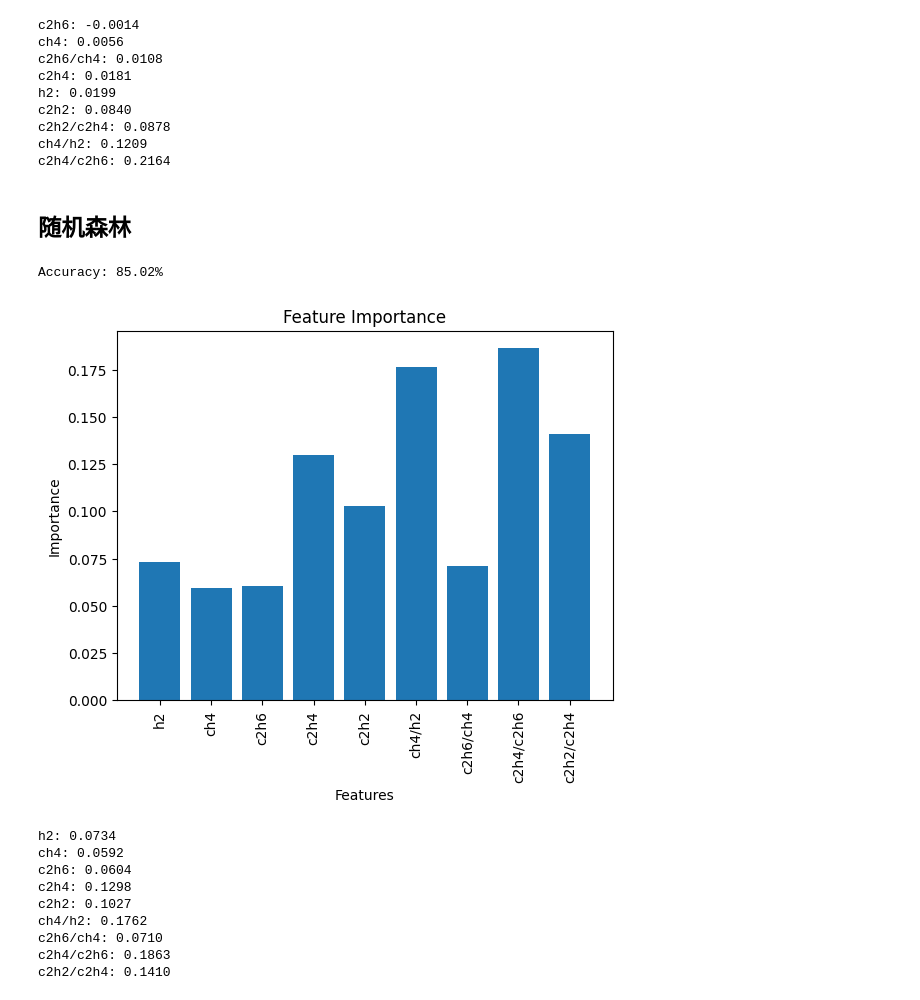
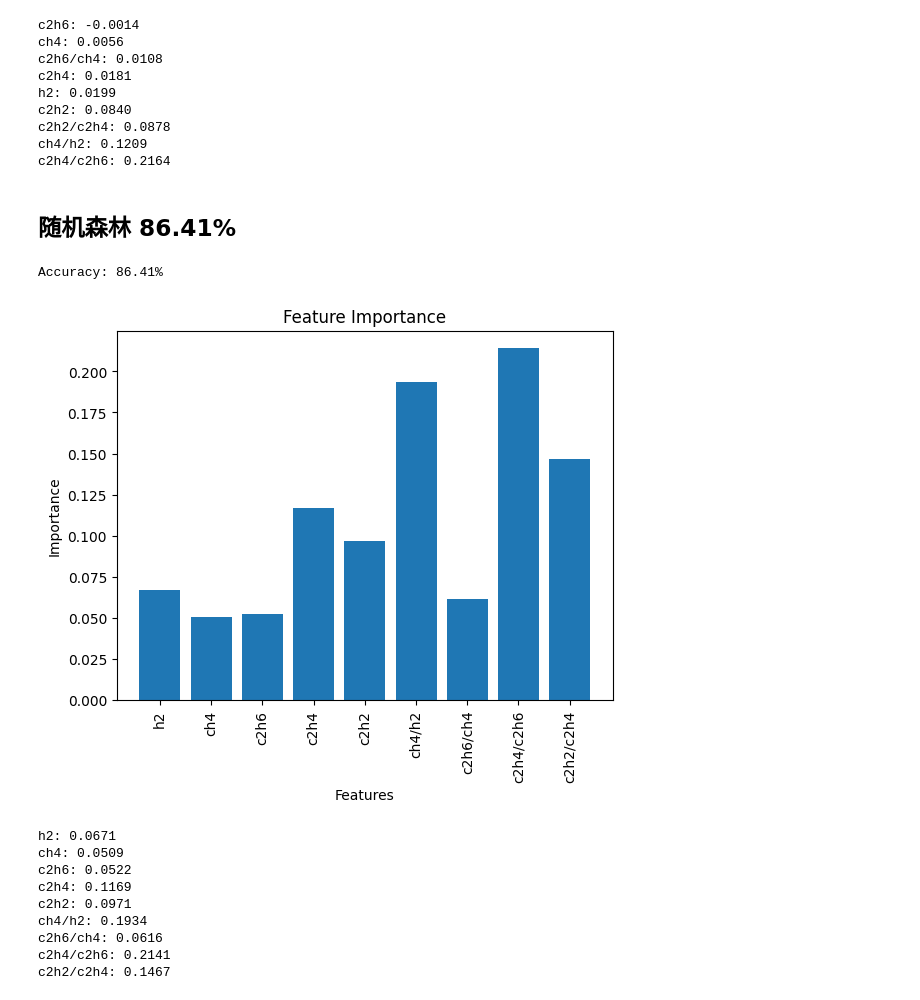
Before and after one commit to Sihan0229/DGA, a Jupyter notebook: Dissolved-Gas-Analysis/dga_mydata.ipynb, the cells around one changed output. Saved outputs shown, nothing was run; the diff lists cells and outputs as text; code cells hidden in the pictures.

```diff
--- a/Dissolved-Gas-Analysis/dga_mydata.ipynb
+++ b/Dissolved-Gas-Analysis/dga_mydata.ipynb
@@ -1138,48 +1138,48 @@ c2h2/c2h4: 0.0878
 ch4/h2: 0.1209
 c2h4/c2h6: 0.2164
 # %% [markdown]
-## 随机森林
+## 随机森林 86.41%
 # %%
 from sklearn.ensemble import RandomForestClassifier
 from sklearn.metrics import accuracy_score
 import matplotlib.pyplot as plt
 
 # 假设 X_train, y_train, X_test, y_test 已经定义
 
-clf = RandomForestClassifier(max_depth=14, random_state=42)
+clf = RandomForestClassifier(max_depth=8, random_state=42)
 
 clf.fit(X_trinomial_train, y_trinomial_train)
 
 y_trinomial_t = clf.predict(X_trinomial_test)
 accuracy = accuracy_score(y_trinomial_t, y_trinomial_test)
 print("Accuracy: %.2f%%" % (accuracy * 100.0))
 
 # 获取特征重要性
 importance = clf.feature_importances_
 
 # 可视化特征重要性
 plt.bar(range(len(importance)), importance)
 plt.xticks(range(len(importance)), X_trinomial_train.columns, rotation='vertical')  # X_train.columns 是特征名称
 plt.xlabel("Features")
 plt.ylabel("Importance")
 plt.title("Feature Importance")
 plt.show()
 
 # 打印特征重要性
 for i, feature in enumerate(X_trinomial_train.columns):
     print(f"{feature}: {importance[i]:.4f}")
 # %% [output]
-Accuracy: 85.02%
+Accuracy: 86.41%
-[figure, old version]
+[figure, new version]
-h2: 0.0734
-ch4: 0.0592
-c2h6: 0.0604
-c2h4: 0.1298
-c2h2: 0.1027
-ch4/h2: 0.1762
-c2h6/ch4: 0.0710
-c2h4/c2h6: 0.1863
-c2h2/c2h4: 0.1410
+h2: 0.0671
+ch4: 0.0509
+c2h6: 0.0522
+c2h4: 0.1169
+c2h2: 0.0971
+ch4/h2: 0.1934
+c2h6/ch4: 0.0616
+c2h4/c2h6: 0.2141
+c2h2/c2h4: 0.1467
 # %%
 for i in range(1,20):
     clf = RandomForestClassifier(max_depth=i, random_state=42)
```
Also changed, not shown: parts of 2 cells of this notebook.
